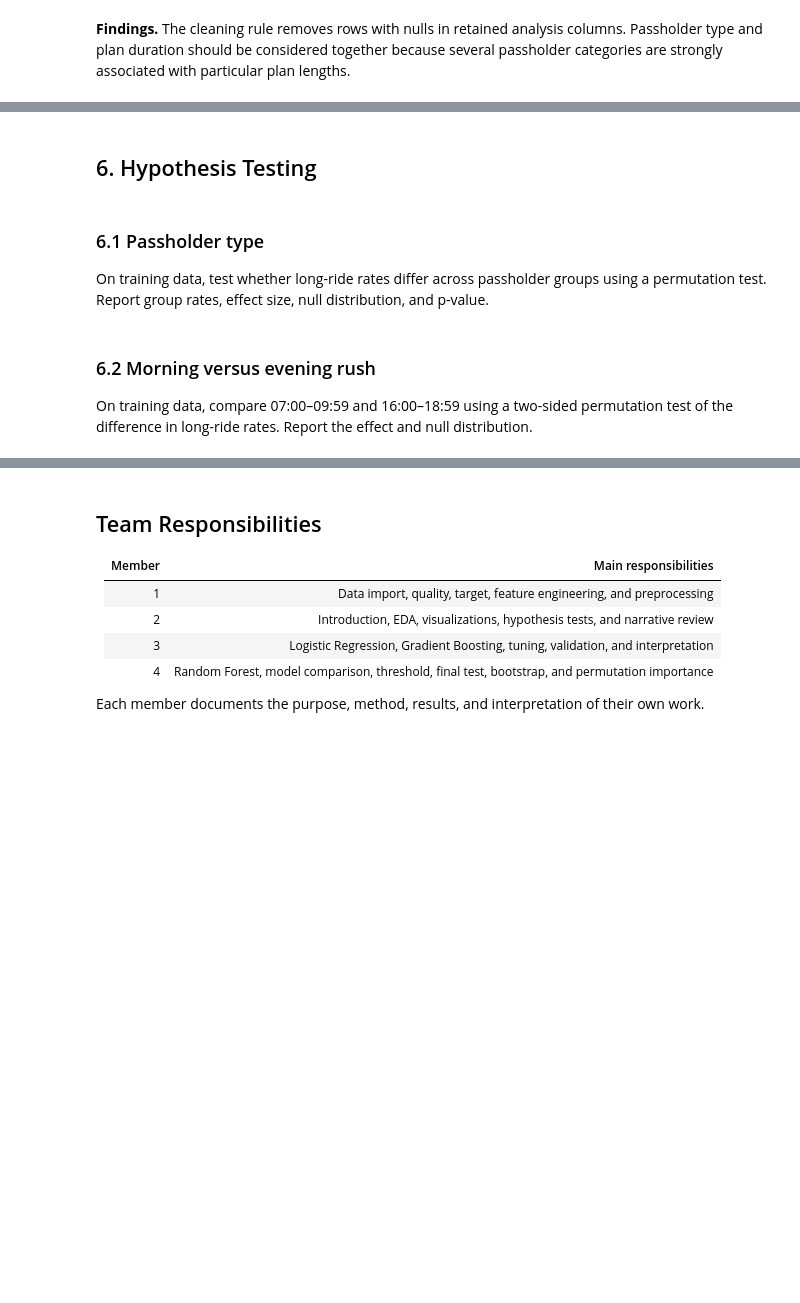
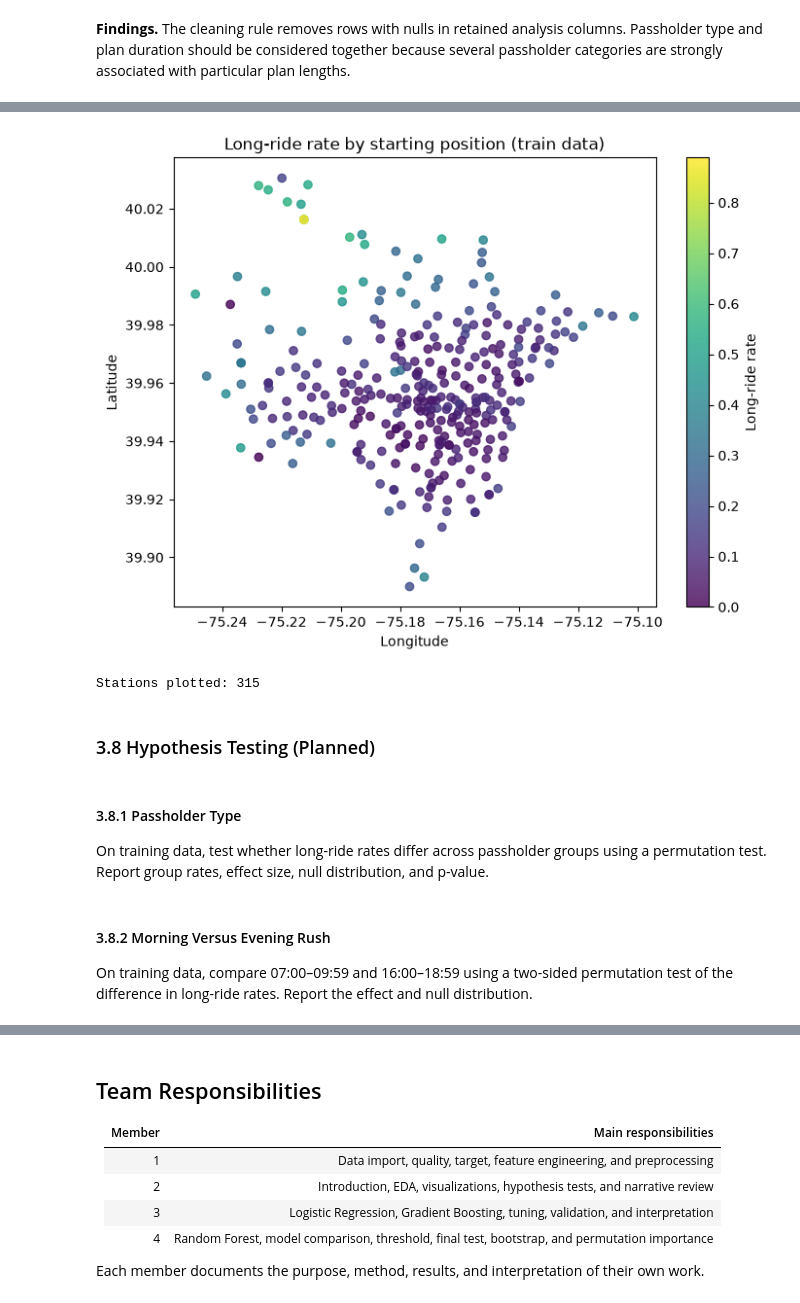
Before and after one commit to GeraintG/CIS_5450_Indigo_Data, a Jupyter notebook: indego_trips_analysis.ipynb, the cells around one changed output, grey strips where cells are left out. Drawn from its saved outputs; the diff is of its cells as text; code cells hidden in the pictures; blank space fills up the shorter version.

```diff
--- a/indego_trips_analysis.ipynb
+++ b/indego_trips_analysis.ipynb
@@ -435,13 +439,27 @@ print(f"Training: {train_data.height:,}; validation: {validation_data.height:,};
+# %%
+stations = (train_data.group_by("start_station").agg(
+    pl.len().alias("trips"), pl.col("long_ride").mean().alias("rate"),
+    pl.col("start_lat").median().alias("latitude"), pl.col("start_lon").median().alias("longitude"),
+).to_pandas())
+fig, ax = plt.subplots(figsize = (8, 6))
+points = ax.scatter(stations["longitude"], stations["latitude"], c=stations["rate"], cmap="viridis", alpha=0.8)
+fig.colorbar(points, ax=ax, label="Long-ride rate")
+ax.set(title="Long-ride rate by starting position (train data)", xlabel="Longitude", ylabel="Latitude")
+plt.show()
+print(f"Stations plotted: {len(stations)}")
+# %% [output]
+[figure, added]
+Stations plotted: 315
 # %% [markdown]
-## 6. Hypothesis Testing
+### 3.8 Hypothesis Testing (Planned)
 # %% [markdown]
-### 6.1 Passholder type
+#### 3.8.1 Passholder Type
 
 On training data, test whether long-ride rates differ across passholder groups using a permutation test. Report group rates, effect size, null distribution, and p-value.
 # %%
 # TODO: Implement this section.
 # %% [markdown]
-### 6.2 Morning versus evening rush
+#### 3.8.2 Morning Versus Evening Rush
 
 On training data, compare 07:00–09:59 and 16:00–18:59 using a two-sided permutation test of the difference in long-ride rates. Report the effect and null distribution.
 # %%
```
Also changed, not shown: parts of 79 cells of this notebook.
